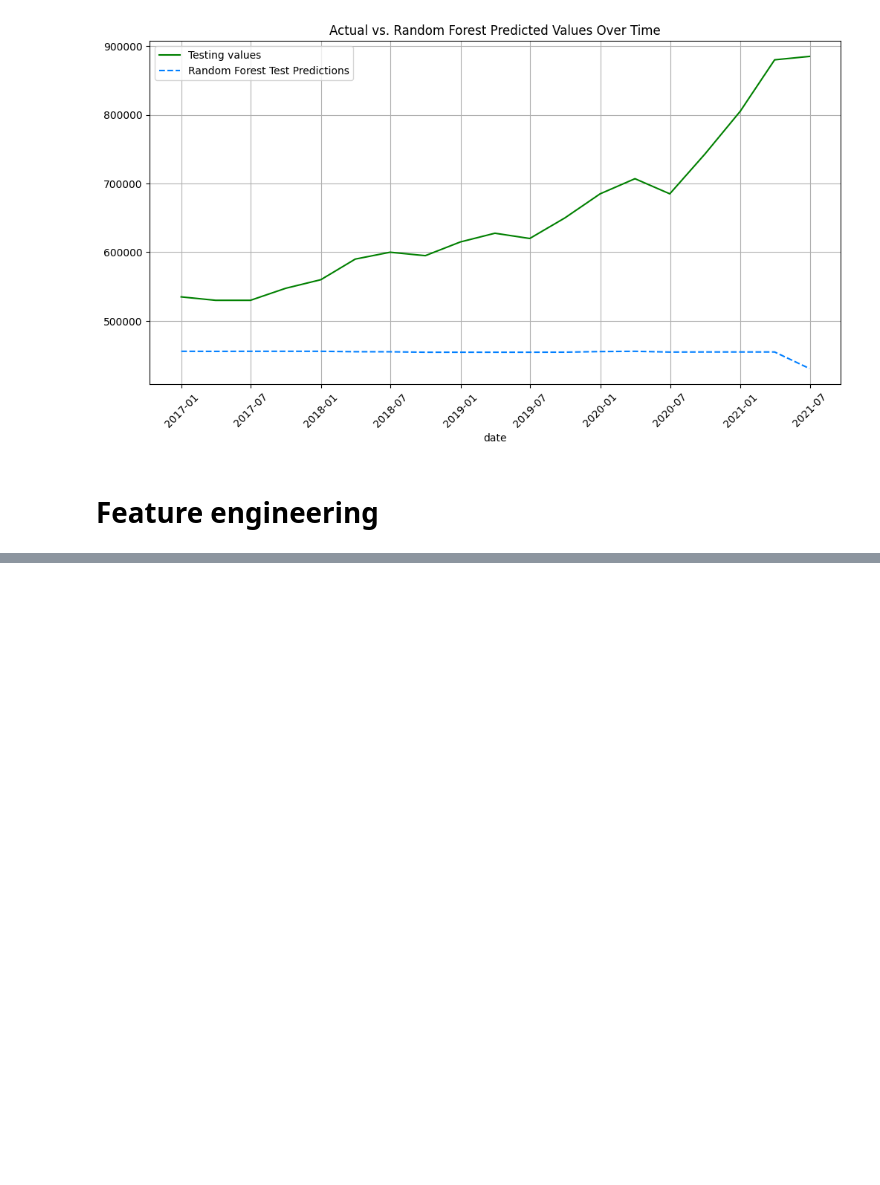
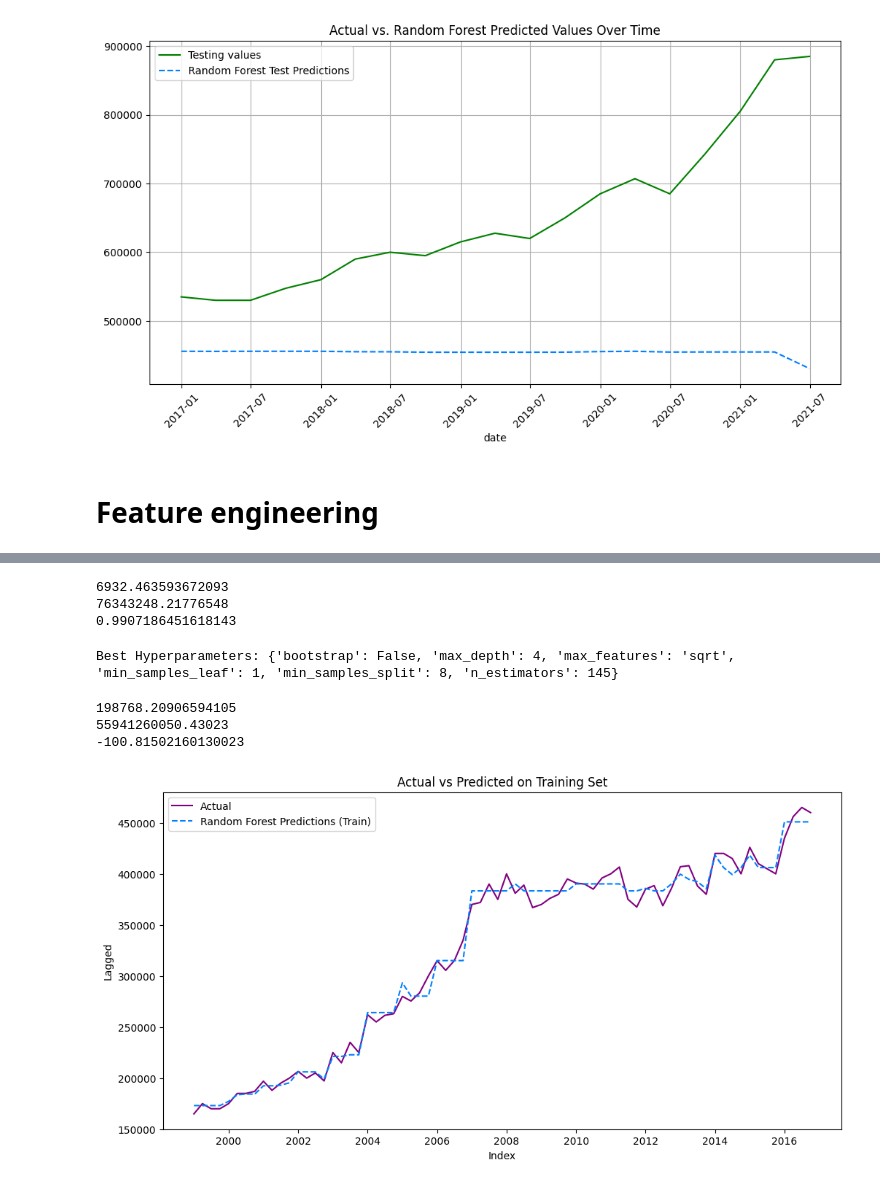
Before and after one commit to Sheepsta300/Machine-Learning-Project, a Jupyter notebook: Housing_Price_Predictor.ipynb, the cells around one changed output, grey strips where cells are left out. Cells and saved outputs as stored; diff of their text form; code cells hidden in the pictures; blank space fills up the shorter version.

```diff
--- a/Housing_Price_Predictor.ipynb
+++ b/Housing_Price_Predictor.ipynb
@@ -620,0 +641,12 @@ plt.show()
+# %%
+rf_model = RandomForestRegressor(**params)
+# %%
+random_search = RandomizedSearchCV(estimator = rf_model,
+                                   param_distributions = params,
+                                   n_iter = 100,
+                                   cv = 5,
+                                   verbose = 2,
+                                   random_state = 42,
+                                   n_jobs = -1)
+# %%
+random_search.fit(X_train, y_train)
@@ -620,0 +702,18 @@ plt.show()
+# %%
+train_pred = random_search.predict(X_train)
+# %%
+mae = mean_absolute_error(train_pred, y_train)
+print(mae)
+mse = mean_squared_error(train_pred, y_train)
+print(mse)
+rmse = r2_score(train_pred, y_train)
+print(rmse)
+# %% [output]
+6932.463593672093
+76343248.21776548
+0.9907186451618143
+# %%
+best_params = random_search.best_params_
+print(f"Best Hyperparameters: {best_params}")
+# %% [output]
+Best Hyperparameters: {'bootstrap': False, 'max_depth': 4, 'max_features': 'sqrt', 'min_samples_leaf': 1, 'min_samples_split': 8, 'n_estimators': 145}
@@ -620,0 +724,22 @@ plt.show()
+# %%
+mae = mean_absolute_error(test_pred, y_test)
+print(mae)
+mse = mean_squared_error(test_pred, y_test)
+print(mse)
+rmse = r2_score(test_pred, y_test)
+print(rmse)
+# %% [output]
+198768.20906594105
+55941260050.43023
+-100.81502160130023
+# %%
+plt.figure(figsize=(12, 6))
+plt.plot(train.index, y_train.values, label='Actual', linestyle='-', color='purple')
+plt.plot(train.index, train_pred, label='Random Forest Predictions (Train)', linestyle='--', color='#007FFF')
+plt.xlabel('Index')
+plt.ylabel('Lagged')
+plt.title('Actual vs Predicted on Training Set')
+plt.legend()
+plt.show()
+# %% [output]
+[figure, added]
```
Also changed, not shown: parts of 27 cells of this notebook.
